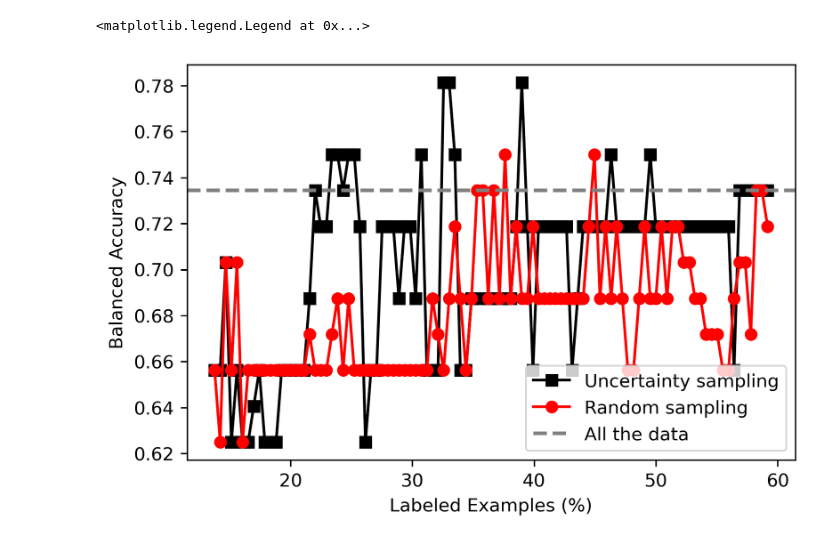
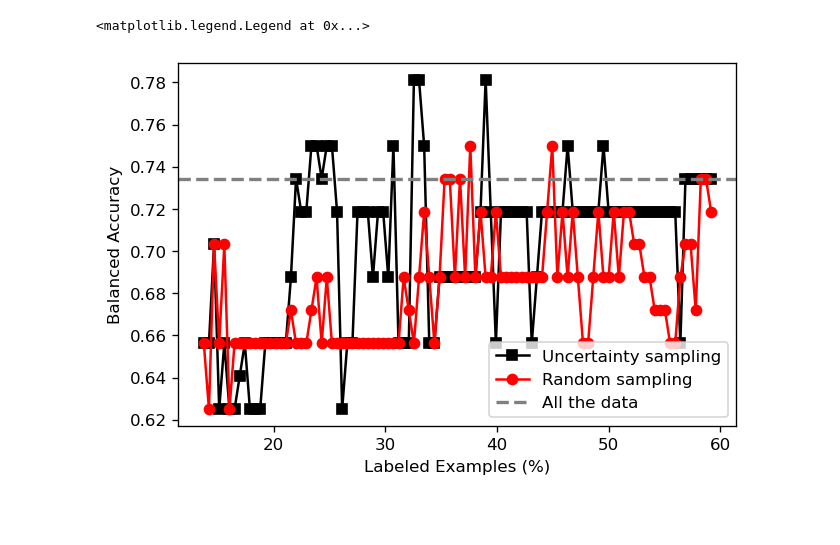
Before and after one commit to dcacciarelli/active-learning-quality-engineering, a Jupyter notebook: active_learning.ipynb, the cells around one changed output. Saved outputs shown, nothing was run; the diff lists cells and outputs as text; code cells hidden in the pictures; blank space fills up the shorter version.

```diff
--- a/active_learning.ipynb
+++ b/active_learning.ipynb
@@ -21,13 +21,13 @@ unc = margin_sampling(data=df, initial_size=START, reps=REPS, iters=ITERS, num_i
 full = full_model(data=df, initial_size=START, reps=REPS)
 # %%
 percentages = np.arange(30, 130)/218*100
-plt.figure(dpi=300)
+plt.figure(dpi=120)
 plt.plot(percentages, np.mean(unc, axis=0), label="Uncertainty sampling", c="k", marker="s")
 plt.plot(percentages, np.mean(rnd, axis=0), label="Random sampling", c="r", marker="o")
 plt.axhline(y=np.mean(full), label="All the data", c="grey", ls="--", lw=2)
 plt.xlabel("Labeled Examples (%)")
 plt.ylabel("Balanced Accuracy")
 plt.legend(loc="lower right")
 # %% [output]
 <matplotlib.legend.Legend at 0x...>
-[figure, old version]
+[figure, new version]
```
